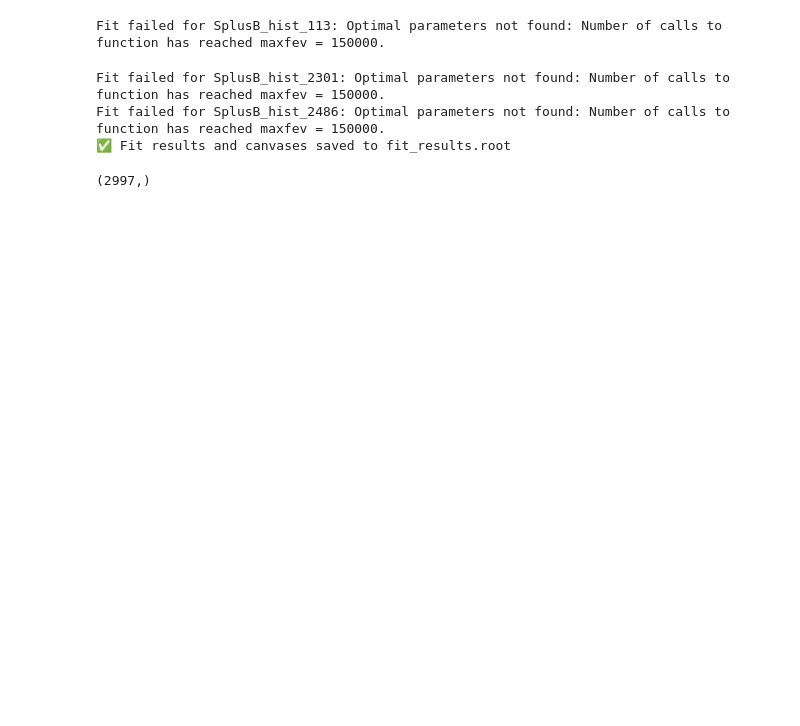
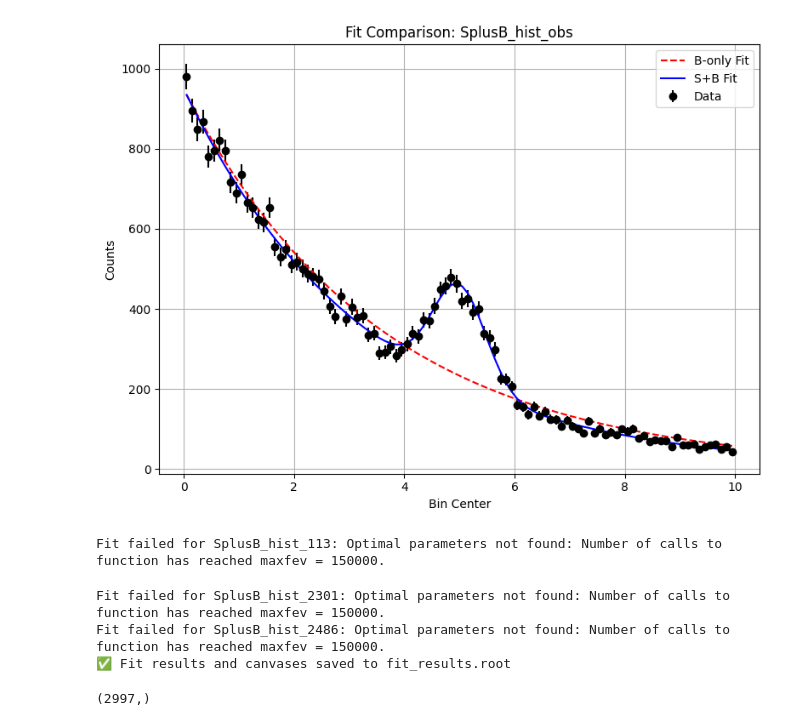
Before and after one commit to Bapi2X22/ML4HEP_2025, a Jupyter notebook: statAnSplusB.ipynb, the cells around one changed output. Saved outputs shown, nothing was run; the diff lists cells and outputs as text; code cells hidden in the pictures; blank space fills up the shorter version.

```diff
--- a/statAnSplusB.ipynb
+++ b/statAnSplusB.ipynb
@@ -27,10 +27,10 @@ def profile_likelihood_ratio_mu0(counts, expected_splusb, expected_bonly):
     nu_splusb = np.clip(expected_splusb, eps, None)
     nu_bonly = np.clip(expected_bonly, eps, None)
 
-    logL_splusb = -np.sum(counts * np.log(nu_splusb) - nu_splusb - gammaln(counts + 1))
-    logL_bonly = -np.sum(counts * np.log(nu_bonly) - nu_bonly - gammaln(counts + 1))
+    logL_splusb = np.sum(counts * np.log(nu_splusb) - nu_splusb - gammaln(counts + 1))
+    logL_bonly = np.sum(counts * np.log(nu_bonly) - nu_bonly - gammaln(counts + 1))
 
-    q0 = -2 * (logL_bonly - logL_splusb)
+    q0 = 2 * (logL_splusb - logL_bonly)
 
     return q0
 
@@ -263,6 +263,50 @@ q0_values = []
 
 # Create output ROOT file
 out_rootfile = ROOT.TFile("fit_results.root", "RECREATE")
+
+hist_name_obs = f"SplusB_hist_obs"
+
+hist_obs = file[hist_name_obs]
+counts_obs = hist_obs.values()
+
+p0_splusb_obs = [np.max(counts_obs)/100, 5, 1, 99*np.max(counts_obs)/100, -0.3]
+p0_bonly_obs = [np.max(counts_obs), -0.3]
+
+# Fit S+B model
+popt_obs, pcov_obs = curve_fit(splusb_model, bin_centers, counts_obs, p0=p0_splusb_obs,
+                        sigma=np.sqrt(counts_obs), absolute_sigma=True, maxfev=150000)
+expected_splusb_obs = splusb_model(bin_centers, *popt_obs)
+expected_splusb_obs = np.clip(expected_splusb_obs, 1e-9, None)
+
+# Fit B-only model
+popt_bonly_obs, pcov_bonly_obs = curve_fit(exponential, bin_centers, counts_obs, p0=p0_bonly_obs,
+                                    sigma=np.sqrt(counts_obs), absolute_sigma=True, maxfev=150000)
+expected_bonly_obs = exponential(bin_centers, *popt_bonly_obs)
+expected_bonly_obs = np.clip(expected_bonly_obs, 1e-9, None)
+
+
+
+# Compute likelihood ratio
+# logL_bonly = np.sum(counts * np.log(expected_bonly) - expected_bonly)
+# logL_splusb = np.sum(counts * np.log(expected_splusb) - expected_splusb)
+# q0 = -2 * (logL_bonly - logL_splusb)
+# q0_values.append(q0)
+
+q0_obs = profile_likelihood_ratio_mu0(counts_obs, expected_splusb_obs, expected_bonly_obs)
+
+plt.figure(figsize=(8, 6))
+plt.errorbar(bin_centers, counts_obs, yerr=np.sqrt(counts_obs), fmt='o', label='Data', color='black')
+plt.plot(bin_centers, expected_bonly_obs, label='B-only Fit', color='red', linestyle='--')
+plt.plot(bin_centers, expected_splusb_obs, label='S+B Fit', color='blue')
+plt.title(f"Fit Comparison: {hist_name_obs}")
+plt.xlabel("Bin Center")
+plt.ylabel("Counts")
+plt.legend()
+plt.grid(True)
+plt.tight_layout()
+plt.show()
+
+
 
 # Loop over all histograms
 for i in range(3000):
@@ -291,10 +335,15 @@ for i in range(3000):
         expected_bonly = exponential(bin_centers, *popt_bonly)
         expected_bonly = np.clip(expected_bonly, 1e-9, None)
 
+
+
         # Compute likelihood ratio
-        logL_bonly = np.sum(counts * np.log(expected_bonly) - expected_bonly)
-        logL_splusb = np.sum(counts * np.log(expected_splusb) - expected_splusb)
-        q0 = -2 * (logL_bonly - logL_splusb)
+        # logL_bonly = np.sum(counts * np.log(expected_bonly) - expected_bonly)
+        # logL_splusb = np.sum(counts * np.log(expected_splusb) - expected_splusb)
+        # q0 = -2 * (logL_bonly - logL_splusb)
+        # q0_values.append(q0)
+
+        q0 = profile_likelihood_ratio_mu0(counts, expected_splusb, expected_bonly)
         q0_values.append(q0)
 
         # --------------------
@@ -328,33 +377,34 @@ for i in range(3000):
         legend.AddEntry(hist_TH1, "Data", "lep")
         legend.AddEntry(gr_splusb, "S+B Fit", "l")
         legend.AddEntry(gr_bonly, "B-only Fit", "l")
         legend.Draw()
 
         # Write everything
         hist_TH1.Write()
         gr_splusb.Write()
         gr_bonly.Write()
         canvas.Write()
 
     except RuntimeError as e:
         print(f"Fit failed for {hist_name}: {e}")
         continue
     except Exception as e:
         print(f"Unexpected error in {hist_name}: {e}")
         continue
 
 # Save q0 distribution
 if len(q0_values) > 0:
     h_q0 = ROOT.TH1F("q0_distribution", "-2log(L_b/L_sb)", 100,
                      min(q0_values), max(q0_values))
     for val in q0_values:
         h_q0.Fill(val)
     h_q0.Write()
 
 # Close output file
 out_rootfile.Close()
 print("✅ Fit results and canvases saved to fit_results.root")
 # %% [output]
+[figure, added]
 Fit failed for SplusB_hist_113: Optimal parameters not found: Number of calls to function has reached maxfev = 150000.
 Fit failed for SplusB_hist_2301: Optimal parameters not found: Number of calls to function has reached maxfev = 150000.
 Fit failed for SplusB_hist_2486: Optimal parameters not found: Number of calls to function has reached maxfev = 150000.
```
Also changed, not shown: parts of 4 cells of this notebook, 1 other file.
